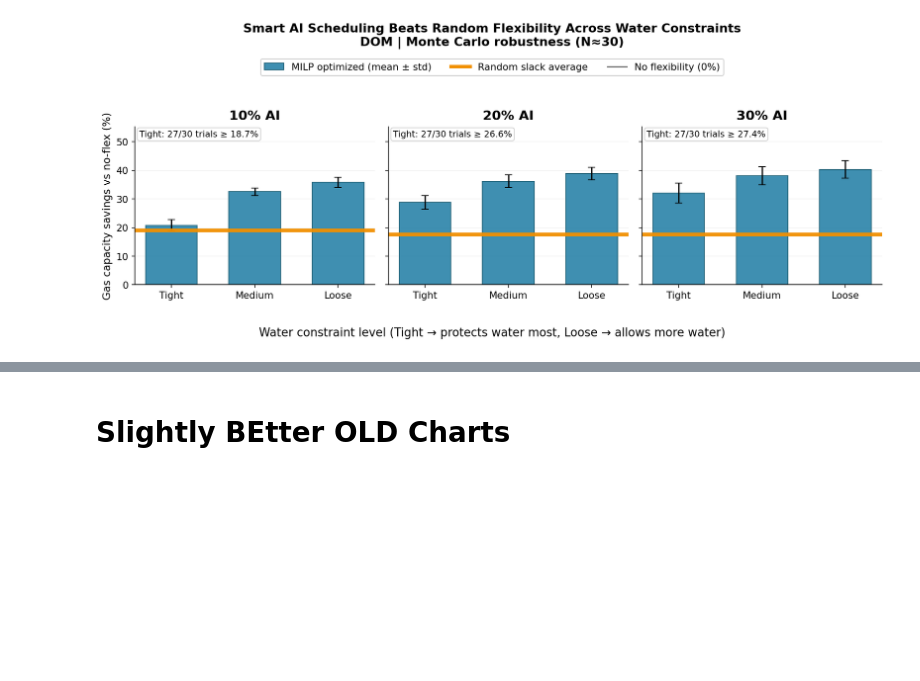
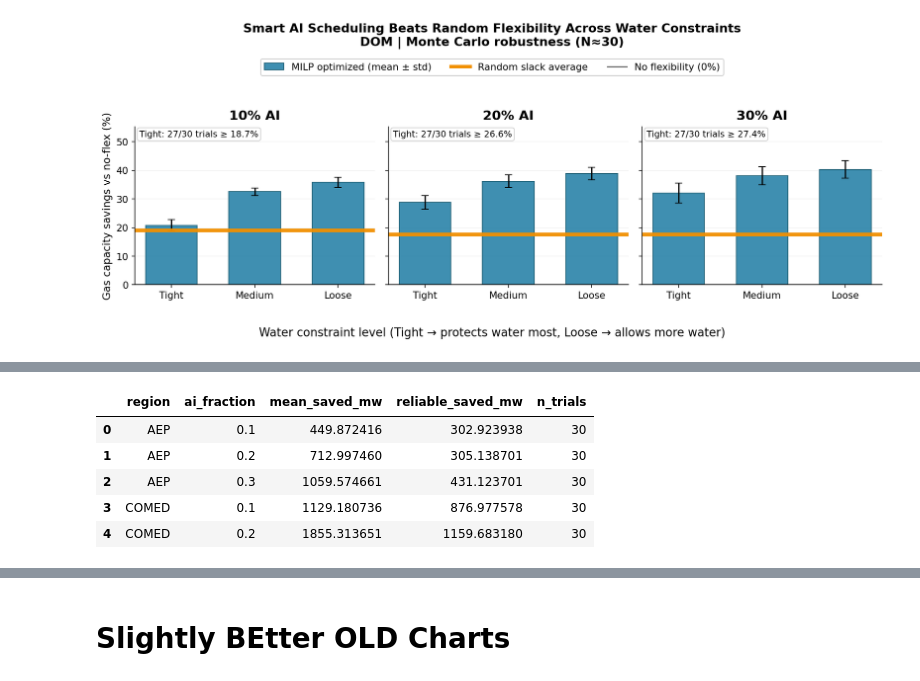
Before and after one commit to revak18/science_fair_2026, a Jupyter notebook: science_fair_2026_final_code.ipynb, the cells around one changed output, grey strips where cells are left out. Cells and saved outputs as stored; diff of their text form; code cells hidden in the pictures; blank space fills up the shorter version.

```diff
--- a/science_fair_2026_final_code.ipynb
+++ b/science_fair_2026_final_code.ipynb
@@ -2268,0 +2457,85 @@ plt.show()
+# %%
+import numpy as np
+import pandas as pd
+
+def build_mean_vs_reliability_stats(
+    out: pd.DataFrame,
+    water_level: str = "Tight",
+    reliability_q: float = 0.10,   # 0.10 = "at least this much in 90% of trials"
+) -> pd.DataFrame:
+    """
+    Returns a `stats` DataFrame with one row per (region, ai_fraction), containing:
+      - mean_mw_saved: mean gas MW saved vs no-flex (across trials)
+      - p10_mw_saved:  10th percentile MW saved (90% guarantee)
+      - n_trials
+    Uses Tight/Med/Loose water bands derived from eps_frac (preferred) or eps_idx.
+    """
+
+    df = out.copy()
+
+    # --- normalize types ---
+    df["region"] = df["region"].astype(str).str.strip()
+    df["ai_fraction"] = pd.to_numeric(df["ai_fraction"], errors="coerce")
+    df["trial"] = pd.to_numeric(df["trial"], errors="coerce")
+    df["eps_idx"] = pd.to_numeric(df.get("eps_idx"), errors="coerce")
+
+    # Need these columns for MW-saved computation
+    for c in ["gas_no_flex_mw", "gas_peak_mw"]:
+        df[c] = pd.to_numeric(df.get(c), errors="coerce")
+
+    df = df.dropna(subset=["region", "ai_fraction", "trial", "gas_no_flex_mw", "gas_peak_mw"])
+    if df.empty:
+        raise ValueError("No usable rows in `out` after cleanup. Check required columns.")
+
+    # --- derive water_level ---
+    if "eps_frac" in df.columns:
+        df["eps_frac"] = pd.to_numeric(df["eps_frac"], errors="coerce")
+    else:
+        # derive eps_frac = eps_idx / max_eps_idx per (region, ai_fraction, trial)
+        gmax = df.groupby(["region", "ai_fraction", "trial"])["eps_idx"].transform("max")
+        df["eps_frac"] = df["eps_idx"] / gmax.replace(0, np.nan)
+
+    df = df.dropna(subset=["eps_frac"])
+
+    df["water_level"] = pd.cut(
+        df["eps_frac"],
+        bins=[-np.inf, 1/3, 2/3, np.inf],
+        labels=["Tight", "Med", "Loose"]
+    )
+
+    df = df[df["water_level"] == water_level].copy()
+    if df.empty:
+        raise ValueError(f"No rows in water_level={water_level}. Check eps_frac/eps_idx availability.")
+
+    # --- compute MW saved per trial (avoid overweighting eps points) ---
+    df["mw_saved"] = df["gas_no_flex_mw"] - df["gas_peak_mw"]
+
+    # average within (region, ai, trial, water_level) in case multiple eps points land in same band
+    per_trial = (
+        df.groupby(["region", "ai_fraction", "trial"], as_index=False)
+          .agg(mw_saved=("mw_saved", "mean"))
+    )
+
+    # across trials -> mean + p10
+    stats = (
+        per_trial.groupby(["region", "ai_fraction"], as_index=False)
+                .agg(
+                    mean_saved_mw=("mw_saved", "mean"),
+                    reliable_saved_mw=("mw_saved", lambda x: float(np.quantile(x, reliability_q))),
+                    n_trials=("trial", "nunique"),
+                )
+    )
+
+    return stats
+
+
+# ✅ Build `stats` from your raw results `out`
+stats = build_mean_vs_reliability_stats(out, water_level="Tight", reliability_q=0.10)
+display(stats.head())
+# %% [output]
+|  | region | ai_fraction | mean_saved_mw | reliable_saved_mw | n_trials |
+| 0 | AEP | 0.1 | 449.872416 | 302.923938 | 30 |
+| 1 | AEP | 0.2 | 712.997460 | 305.138701 | 30 |
+| 2 | AEP | 0.3 | 1059.574661 | 431.123701 | 30 |
+| 3 | COMED | 0.1 | 1129.180736 | 876.977578 | 30 |
+| 4 | COMED | 0.2 | 1855.313651 | 1159.683180 | 30 |
```
Also changed, not shown: parts of 3 cells of this notebook.
